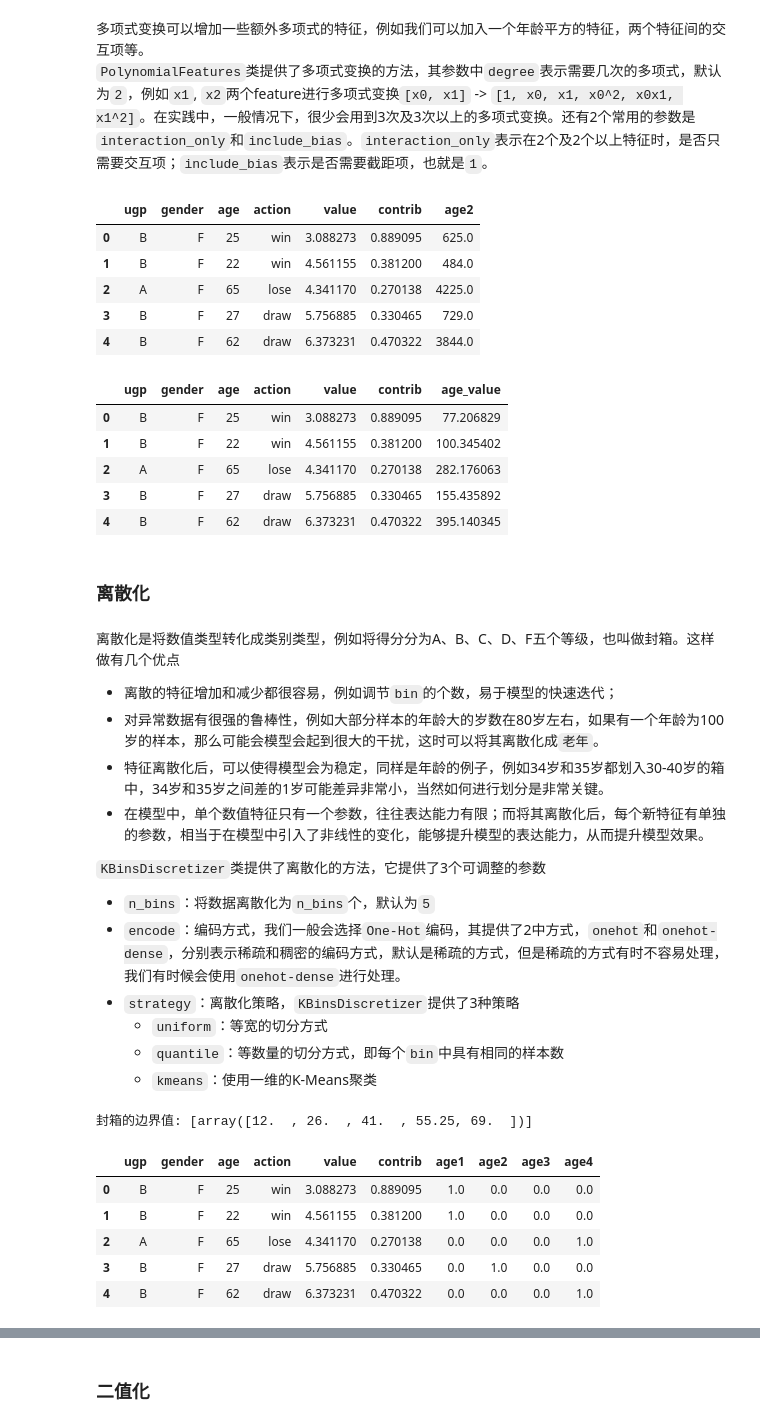
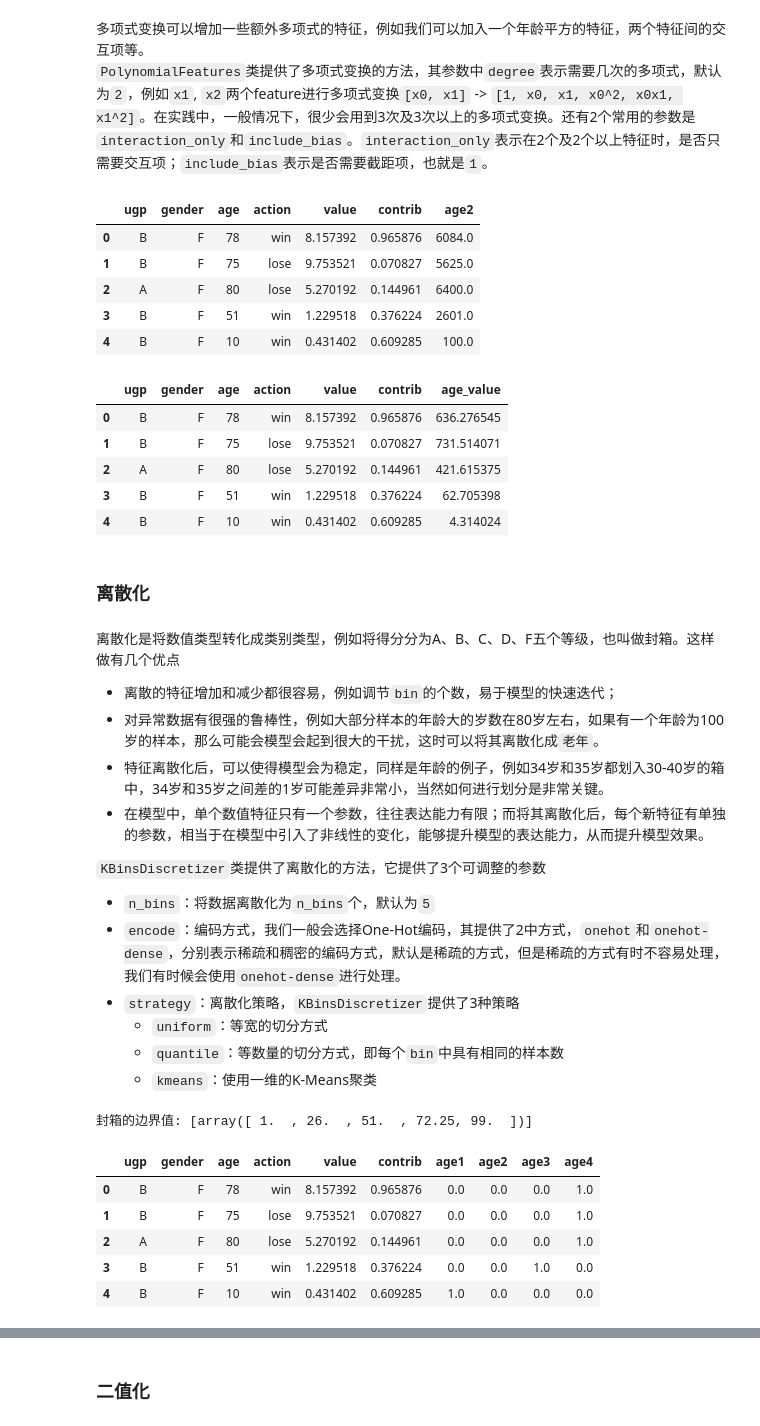
Before and after one commit to snowhyzhang/ml-landing, a Jupyter notebook: Chp 2 - data_preprocessing.ipynb, the cells around one changed output, grey strips where cells are left out. Drawn from its saved outputs; the diff is of its cells as text; code cells hidden in the pictures.

```diff
--- a/Chp 2 - data_preprocessing.ipynb
+++ b/Chp 2 - data_preprocessing.ipynb
@@ -593,19 +687,19 @@ array([[-1.46385011],
 np.random.seed(1024)
 # 生成一个200行的示例数据
 nrows = 200
-data = pd.DataFrame({'ugp': np.random.choice(['A', 'B', 'C'], nrows),
-                     'gender': np.random.choice(['M', 'F'], nrows),
-                     'age': np.random.randint(12, 70, nrows),
-                     'action': np.random.choice(['win', 'lose', 'draw'], nrows),
-                     'value': np.random.random(nrows) * 10,
-                     'contrib': np.random.rand(nrows)})
+sample_data = pd.DataFrame({'ugp': np.random.choice(['A', 'B', 'C'], nrows),
+                            'gender': np.random.choice(['M', 'F'], nrows),
+                            'age': np.random.randint(1, 100, nrows),
+                            'action': np.random.choice(['win', 'lose', 'draw'], nrows),
+                            'value': np.random.random(nrows) * 10,
+                            'contrib': np.random.rand(nrows)})
 
 # 数值类型列和类别类型列
-num_cols = data.select_dtypes(include=np.number).columns
-cat_cols = data.select_dtypes(include=np.object).columns
+num_cols = sample_data.select_dtypes(include=np.number).columns
+cat_cols = sample_data.select_dtypes(include=np.object).columns
 print('num columns: {}\ncat columns: {}'.format(num_cols, cat_cols))
 
-data.head()
+sample_data.head()
 # %% [output]
 num columns: Index(['age', 'value', 'contrib'], dtype='object')
 cat columns: Index(['ugp', 'gender', 'action'], dtype='object')
@@ -726,33 +845,35 @@ power_transformer_data.head()
 
 from sklearn.preprocessing import PolynomialFeatures
 
-poly_data = data.copy()
+poly_data = sample_data.copy()
+
 poly = PolynomialFeatures(2, include_bias=False)
-poly2_data = poly.fit_transform(data[['age']])
+poly2_data = poly.fit_transform(poly_data[['age']])
 poly_data['age2'] = poly2_data[:, 1]
 poly_data.head()
 # %% [output]
 |  | ugp | gender | age | action | value | contrib | age2 |
-| 0 | B | F | 25 | win | 3.088273 | 0.889095 | 625.0 |
-| 1 | B | F | 22 | win | 4.561155 | 0.381200 | 484.0 |
-| 2 | A | F | 65 | lose | 4.341170 | 0.270138 | 4225.0 |
-| 3 | B | F | 27 | draw | 5.756885 | 0.330465 | 729.0 |
-| 4 | B | F | 62 | draw | 6.373231 | 0.470322 | 3844.0 |
+| 0 | B | F | 78 | win | 8.157392 | 0.965876 | 6084.0 |
+| 1 | B | F | 75 | lose | 9.753521 | 0.070827 | 5625.0 |
+| 2 | A | F | 80 | lose | 5.270192 | 0.144961 | 6400.0 |
+| 3 | B | F | 51 | win | 1.229518 | 0.376224 | 2601.0 |
+| 4 | B | F | 10 | win | 0.431402 | 0.609285 | 100.0 |
 # %%
 # 生成一个age与value的交互项
 
-poly_data = data.copy()
+poly_data = sample_data.copy()
+
 poly = PolynomialFeatures(2, interaction_only=True, include_bias=False)
-poly2_data = poly.fit_transform(data[['age', 'value']])
+poly2_data = poly.fit_transform(sample_data[['age', 'value']])
 poly_data['age_value'] = poly2_data[:, 2]
 poly_data.head()
 # %% [output]
 |  | ugp | gender | age | action | value | contrib | age_value |
-| 0 | B | F | 25 | win | 3.088273 | 0.889095 | 77.206829 |
-| 1 | B | F | 22 | win | 4.561155 | 0.381200 | 100.345402 |
-| 2 | A | F | 65 | lose | 4.341170 | 0.270138 | 282.176063 |
-| 3 | B | F | 27 | draw | 5.756885 | 0.330465 | 155.435892 |
-| 4 | B | F | 62 | draw | 6.373231 | 0.470322 | 395.140345 |
+| 0 | B | F | 78 | win | 8.157392 | 0.965876 | 636.276545 |
+| 1 | B | F | 75 | lose | 9.753521 | 0.070827 | 731.514071 |
+| 2 | A | F | 80 | lose | 5.270192 | 0.144961 | 421.615375 |
+| 3 | B | F | 51 | win | 1.229518 | 0.376224 | 62.705398 |
+| 4 | B | F | 10 | win | 0.431402 | 0.609285 | 4.314024 |
 # %% [markdown]
 ### 离散化
 # %% [markdown]
@@ -766,7 +887,7 @@ poly_data.head()
 `KBinsDiscretizer`类提供了离散化的方法，它提供了3个可调整的参数
 
 - `n_bins`：将数据离散化为`n_bins`个，默认为`5`
-- `encode`：编码方式，我们一般会选择`One-Hot`编码，其提供了2中方式，`onehot`和`onehot-dense`，分别表示稀疏和稠密的编码方式，默认是稀疏的方式，但是稀疏的方式有时不容易处理，我们有时候会使用`onehot-dense`进行处理。
+- `encode`：编码方式，我们一般会选择One-Hot编码，其提供了2中方式，`onehot`和`onehot-dense`，分别表示稀疏和稠密的编码方式，默认是稀疏的方式，但是稀疏的方式有时不容易处理，我们有时候会使用`onehot-dense`进行处理。
 - `strategy`：离散化策略，`KBinsDiscretizer`提供了3种策略
     - `uniform`：等宽的切分方式
     - `quantile`：等数量的切分方式，即每个`bin`中具有相同的样本数
@@ -774,23 +895,23 @@ poly_data.head()
 # %%
 from sklearn.preprocessing import KBinsDiscretizer
 
-discretizer_data = data.copy()
+discretizer_data = sample_data.copy()
 
 # 我们将年龄切分为4个年龄段，使用默认的等数量的切分方式
 discretizer = KBinsDiscretizer(n_bins=4, encode='onehot-dense')
 age_stage = discretizer.fit_transform(discretizer_data[['age']])
 print('封箱的边界值: {}'.format(discretizer.bin_edges_))
 # 将年龄划分为年龄段
 discretizer_data = discretizer_data.assign(age1=age_stage[:, 0],
                                            age2=age_stage[:, 1],
                                            age3=age_stage[:, 2],
                                            age4=age_stage[:, 3])
 discretizer_data.head()
 # %% [output]
-封箱的边界值: [array([12.  , 26.  , 41.  , 55.25, 69.  ])]
+封箱的边界值: [array([ 1.  , 26.  , 51.  , 72.25, 99.  ])]
 |  | ugp | gender | age | action | value | contrib | age1 | age2 | age3 | age4 |
-| 0 | B | F | 25 | win | 3.088273 | 0.889095 | 1.0 | 0.0 | 0.0 | 0.0 |
-| 1 | B | F | 22 | win | 4.561155 | 0.381200 | 1.0 | 0.0 | 0.0 | 0.0 |
-| 2 | A | F | 65 | lose | 4.341170 | 0.270138 | 0.0 | 0.0 | 0.0 | 1.0 |
-| 3 | B | F | 27 | draw | 5.756885 | 0.330465 | 0.0 | 1.0 | 0.0 | 0.0 |
-| 4 | B | F | 62 | draw | 6.373231 | 0.470322 | 0.0 | 0.0 | 0.0 | 1.0 |
+| 0 | B | F | 78 | win | 8.157392 | 0.965876 | 0.0 | 0.0 | 0.0 | 1.0 |
+| 1 | B | F | 75 | lose | 9.753521 | 0.070827 | 0.0 | 0.0 | 0.0 | 1.0 |
+| 2 | A | F | 80 | lose | 5.270192 | 0.144961 | 0.0 | 0.0 | 0.0 | 1.0 |
+| 3 | B | F | 51 | win | 1.229518 | 0.376224 | 0.0 | 0.0 | 1.0 | 0.0 |
+| 4 | B | F | 10 | win | 0.431402 | 0.609285 | 1.0 | 0.0 | 0.0 | 0.0 |
```
Also changed, not shown: parts of 62 cells of this notebook, 6 other files.
